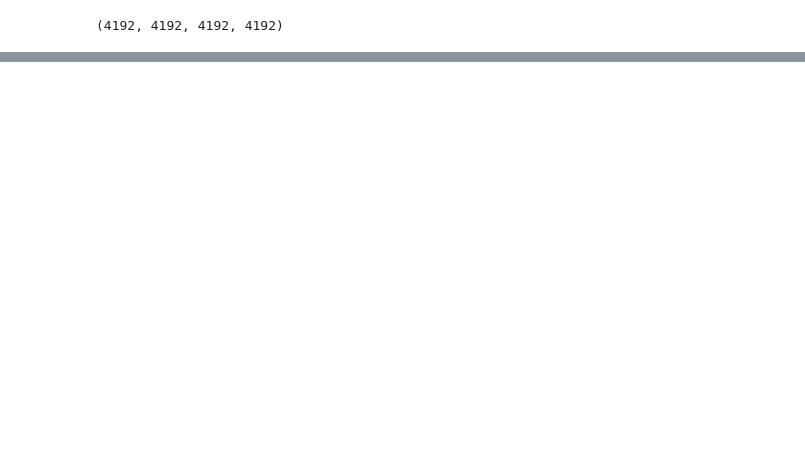
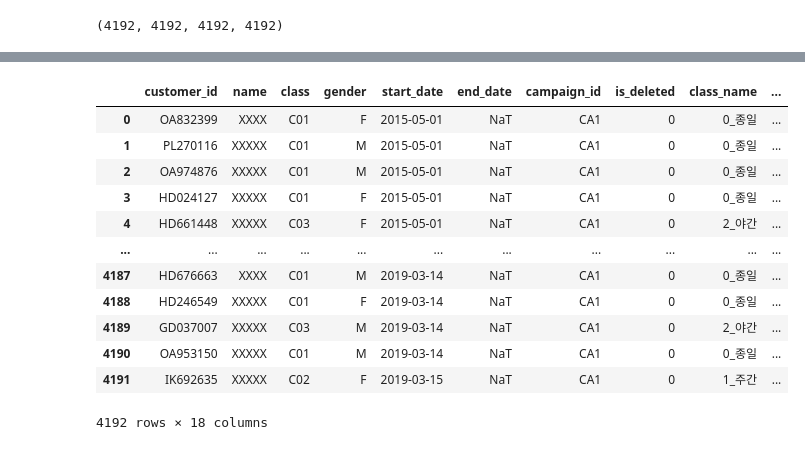
Before and after one commit to JJongSSu/Study, a Jupyter notebook: AI/2주차/2일차/customer data.ipynb, the cells around one changed output, grey strips where cells are left out. Drawn from its saved outputs; the diff is of its cells as text; code cells hidden in the pictures; blank space fills up the shorter version.

```diff
--- a/AI/2주차/2일차/customer data.ipynb
+++ b/AI/2주차/2일차/customer data.ipynb
@@ -506,0 +529,8 @@ len(cust_join), len(u1_cust), len(u1_week), len(cust_use_join)
+# %%
+cust_use_join['cal_date'] = cust_use_join['end_date']
+# end-date가 비워진 경우에는 cal_date에 2019-04-30으로 채워주기
+cust_use_join['cal_date'].fillna(pd.to_datetime('20190430'),inplace=True)
+cust_use_join['start_date'] = pd.to_datetime(cust_use_join['start_date'])
+cust_use_join['end_date'] = pd.to_datetime(cust_use_join['end_date'])
+cust_use_join['cal_date'] = pd.to_datetime(cust_use_join['cal_date'])
+cust_use_join.head()
@@ -506,0 +544,18 @@ len(cust_join), len(u1_cust), len(u1_week), len(cust_use_join)
+# %%
+cust_use_join['mem_period'] = (cust_use_join['cal_date'] - cust_use_join['start_date']) / np.timedelta64(1,'M')
+cust_use_join.head()
+# 개월 수
+# %% [output]
+|  | customer_id | name | class | gender | start_date | end_date | campaign_id | is_deleted | class_name | ... |
+| 0 | OA832399 | XXXX | C01 | F | 2015-05-01 | NaT | CA1 | 0 | 0_종일 | ... |
+| 1 | PL270116 | XXXXX | C01 | M | 2015-05-01 | NaT | CA1 | 0 | 0_종일 | ... |
+| 2 | OA974876 | XXXXX | C01 | M | 2015-05-01 | NaT | CA1 | 0 | 0_종일 | ... |
+| 3 | HD024127 | XXXXX | C01 | F | 2015-05-01 | NaT | CA1 | 0 | 0_종일 | ... |
+| 4 | HD661448 | XXXXX | C03 | F | 2015-05-01 | NaT | CA1 | 0 | 2_야간 | ... |
+| ... | ... | ... | ... | ... | ... | ... | ... | ... | ... | ... |
+| 4187 | HD676663 | XXXX | C01 | M | 2019-03-14 | NaT | CA1 | 0 | 0_종일 | ... |
+| 4188 | HD246549 | XXXXX | C01 | F | 2019-03-14 | NaT | CA1 | 0 | 0_종일 | ... |
+| 4189 | GD037007 | XXXXX | C03 | M | 2019-03-14 | NaT | CA1 | 0 | 2_야간 | ... |
+| 4190 | OA953150 | XXXXX | C01 | M | 2019-03-14 | NaT | CA1 | 0 | 0_종일 | ... |
+| 4191 | IK692635 | XXXXX | C02 | F | 2019-03-15 | NaT | CA1 | 0 | 1_주간 | ... |
+4192 rows × 18 columns
```
Also changed, not shown: parts of 11 cells of this notebook, 1 other file.
